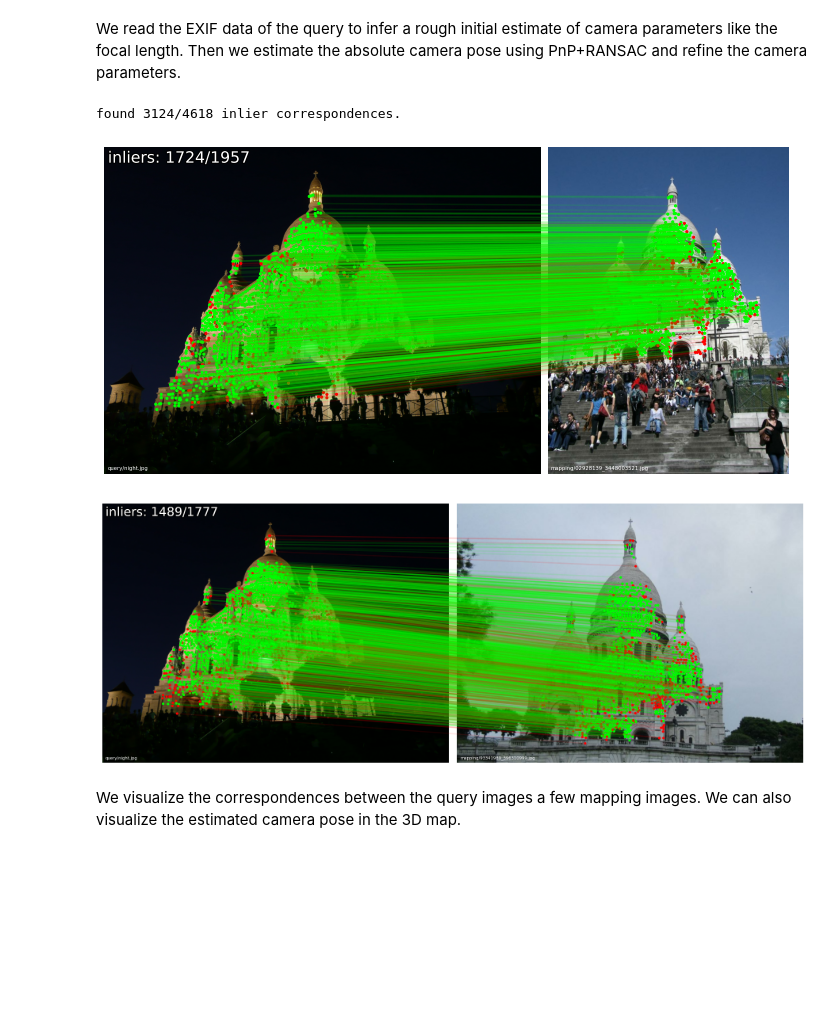
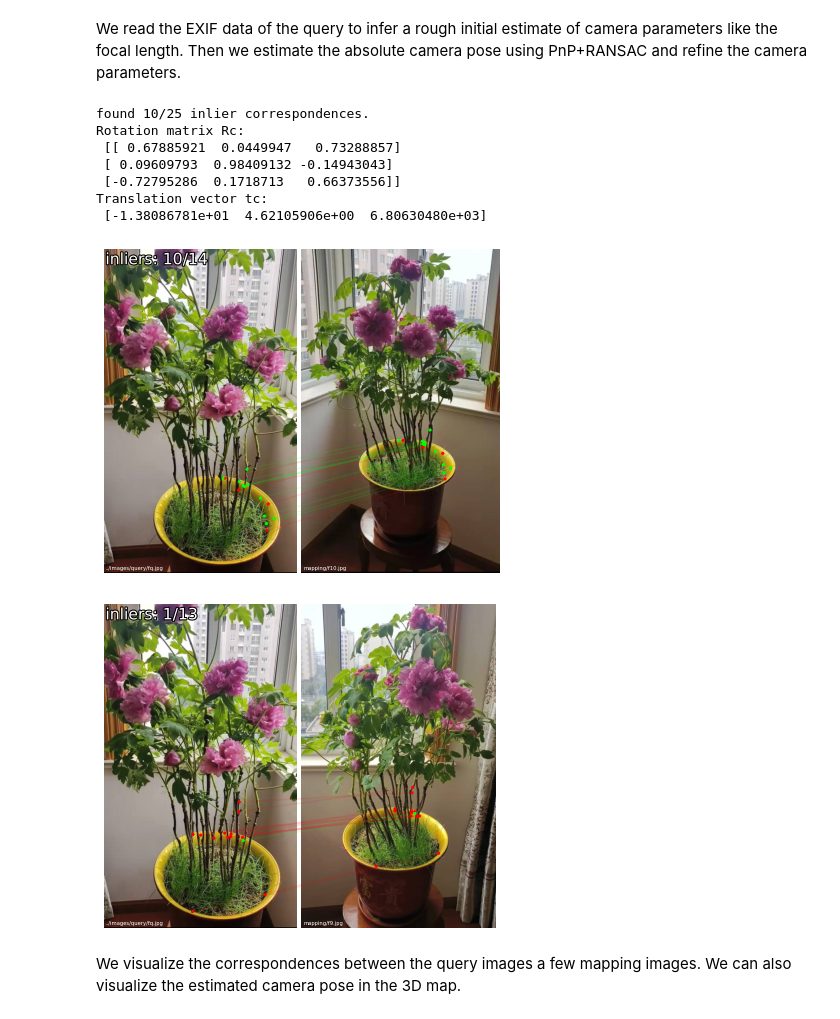
Before and after one commit to VModugno/ProPIF, a Jupyter notebook: scripts/demo_hloc.ipynb, the cells around one changed output. Drawn from its saved outputs; the diff is of its cells as text; code cells hidden in the pictures; blank space fills up the shorter version.

```diff
--- a/scripts/demo_hloc.ipynb
+++ b/scripts/demo_hloc.ipynb
@@ -12,9 +12,8 @@ from hloc.utils import viz_3d
 # Setup
 Here we define some output paths. We will use SuperPoint local features with the SuperGlue matcher, but it's easy to switch to other features like SIFT or R2D2.
 # %%
-images = Path('datasets/sacre_coeur')
-outputs = Path('outputs/demo/')
-!rm -rf $outputs
+images = Path('../images/')
+outputs = Path('../images/outputs/')
 sfm_pairs = outputs / 'pairs-sfm.txt'
 loc_pairs = outputs / 'pairs-loc.txt'
 sfm_dir = outputs / 'sfm'
@@ -97,9 +94,4 @@ Now that we have a 3D map of the scene, we can localize any image. To demonstrat
 # %%
-url = "https://upload.wikimedia.org/wikipedia/commons/5/53/Paris_-_Basilique_du_Sacr%C3%A9_Coeur%2C_Montmartre_-_panoramio.jpg"
-# try other queries by uncommenting their url
-# url = "https://upload.wikimedia.org/wikipedia/commons/5/59/Basilique_du_Sacr%C3%A9-C%C5%93ur_%285430392880%29.jpg"
-# url = "https://upload.wikimedia.org/wikipedia/commons/8/8e/Sacr%C3%A9_C%C5%93ur_at_night%21_%285865355326%29.jpg"
-query = 'query/night.jpg'
-!mkdir -p $images/query && wget $url -O $images/$query -q
-plot_images([read_image(images / query)], dpi=75)
+query = '../images/query/fq.jpg'
+plot_images([read_image(query)], dpi=75)
 # %% [output]
@@ -129,22 +119,35 @@ We read the EXIF data of the query to infer a rough initial estimate of camera p
 # %%
 import pycolmap
 from hloc.localize_sfm import QueryLocalizer, pose_from_cluster
+import numpy as np
 
 camera = pycolmap.infer_camera_from_image(images / query)
 ref_ids = [model.find_image_with_name(n).image_id for n in references_registered]
 conf = {
     'estimation': {'ransac': {'max_error': 12}},
     'refinement': {'refine_focal_length': True, 'refine_extra_params': True},
 }
 localizer = QueryLocalizer(model, conf)
 ret, log = pose_from_cluster(localizer, query, camera, ref_ids, features, matches)
 
 print(f'found {ret["num_inliers"]}/{len(ret["inliers"])} inlier correspondences.')
+
+Rc = np.array(ret["cam_from_world"].rotation.matrix())
+tc = ret["cam_from_world"].translation
+
+print("Rotation matrix Rc:\n", Rc)
+print("Translation vector tc:\n", tc)
 visualization.visualize_loc_from_log(images, query, log, model)
 # %% [output]
-found 3124/4618 inlier correspondences.
+found 10/25 inlier correspondences.
+Rotation matrix Rc:
+ [[ 0.67885921  0.0449947   0.73288857]
+ [ 0.09609793  0.98409132 -0.14943043]
+ [-0.72795286  0.1718713   0.66373556]]
+Translation vector tc:
+ [-1.38086781e+01  4.62105906e+00  6.80630480e+03]
-[figure, old version]
+[figure, new version]
-[figure, old version]
+[figure, new version]
 # %% [markdown]
 We visualize the correspondences between the query images a few mapping images. We can also visualize the estimated camera pose in the 3D map.
 # %%
```
Also changed, not shown: parts of 13 cells of this notebook.
